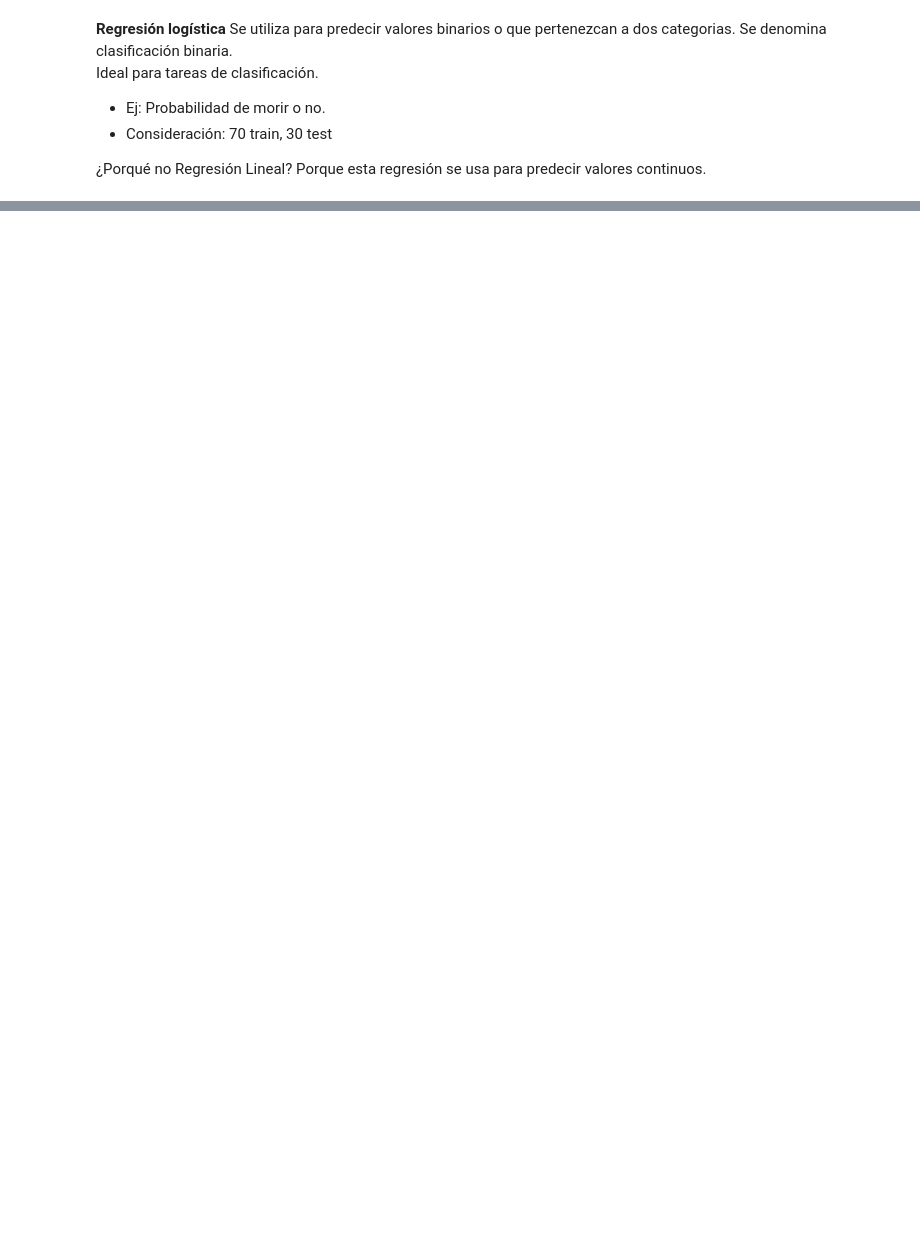
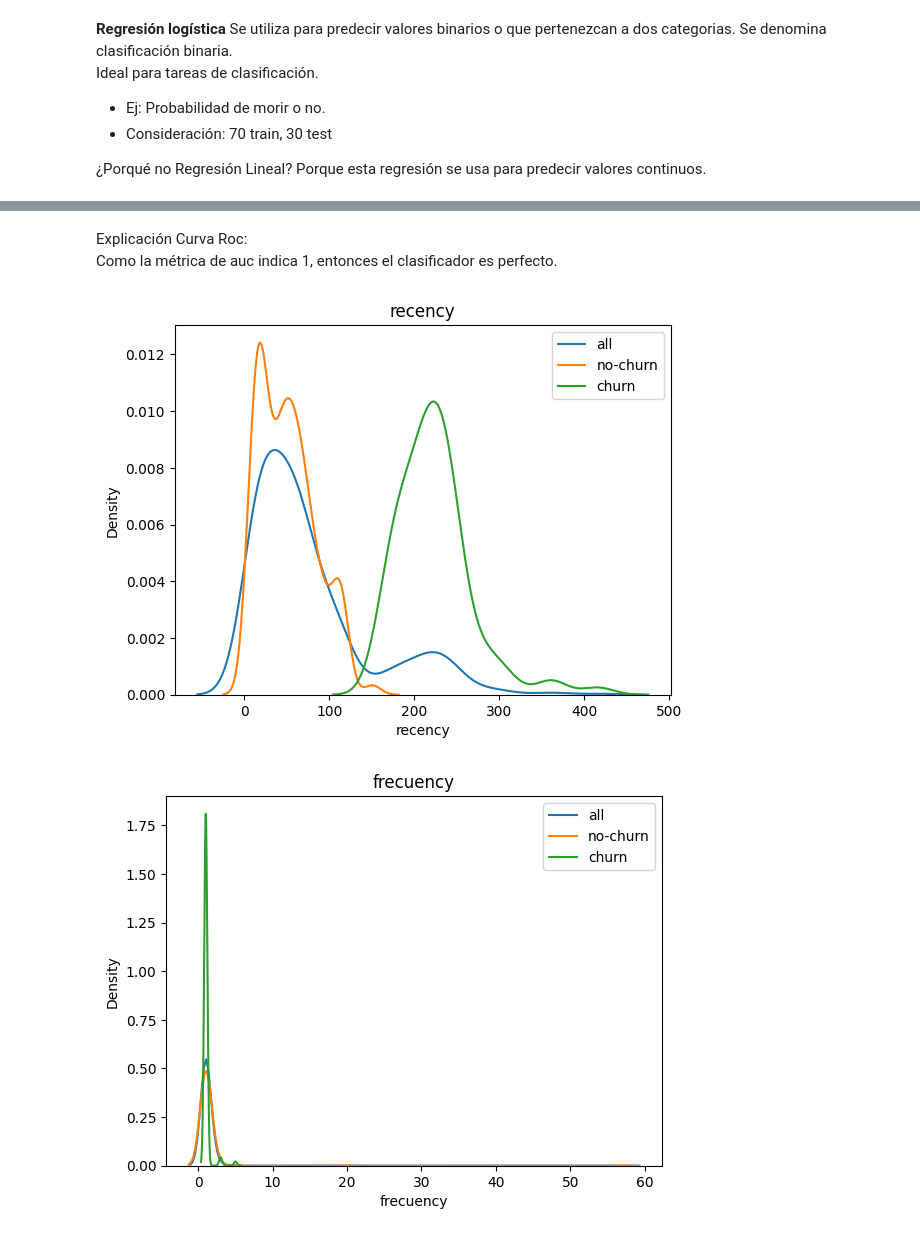
Before and after one commit to Halsey26/pipeline_perc, a Jupyter notebook: notebooks/EDA_modelo_churn.ipynb, the cells around one changed output, grey strips where cells are left out. Cells and saved outputs as stored; diff of their text form; code cells hidden in the pictures; blank space fills up the shorter version.

```diff
--- a/notebooks/EDA_modelo_churn.ipynb
+++ b/notebooks/EDA_modelo_churn.ipynb
@@ -328,0 +405,13 @@ y_pred= modelo_rlog.predict(x_test) # estos valores tienen que ser cercanos a y_
+# %% [markdown]
+Explicación Curva Roc: <br>
+Como la métrica de auc indica 1, entonces el clasificador es perfecto.
+# %%
+import seaborn as sns
+for col in ['recency','frecuency','monetary']:
+    sns.kdeplot(df_rfm[col].dropna(), label='all')
+    sns.kdeplot(df_rfm[df_rfm['target']==0][col].dropna(), label='no-churn')
+    sns.kdeplot(df_rfm[df_rfm['target']==1][col].dropna(), label='churn')
+    plt.title(col); plt.legend(); plt.show()
+# %% [output]
+[figure, added]
+[figure, added]
```
Also changed, not shown: parts of 31 cells of this notebook, 10 other files.
